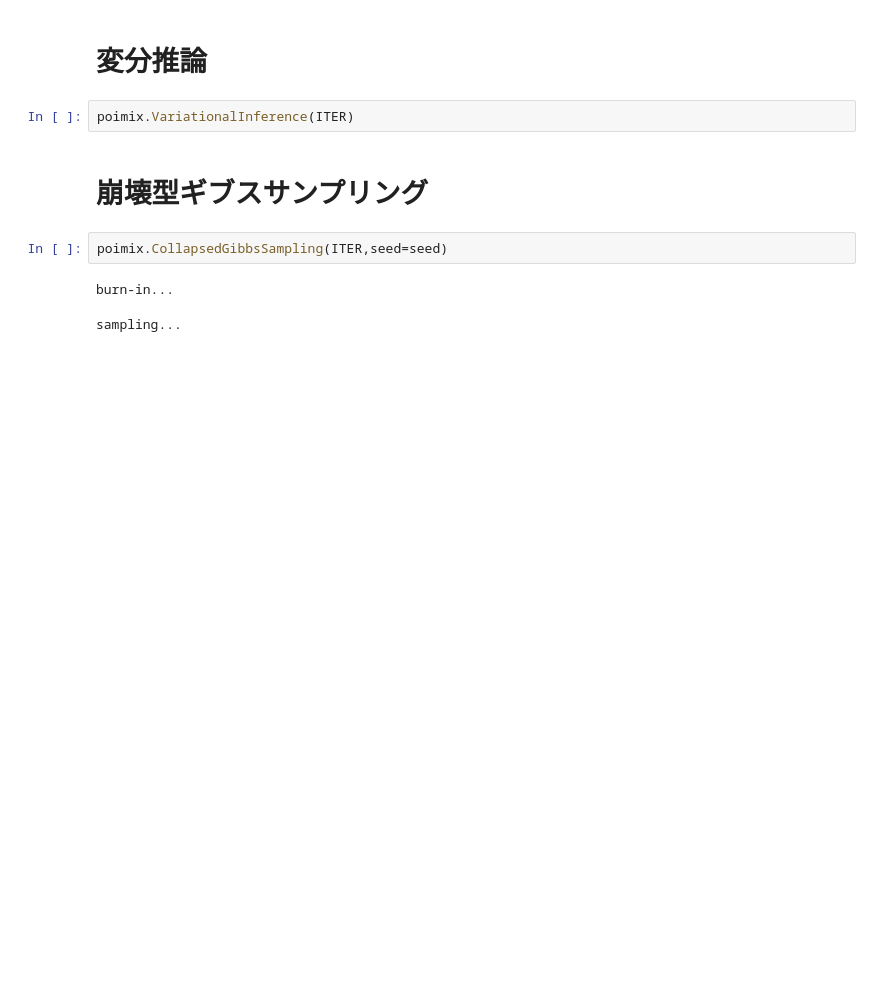
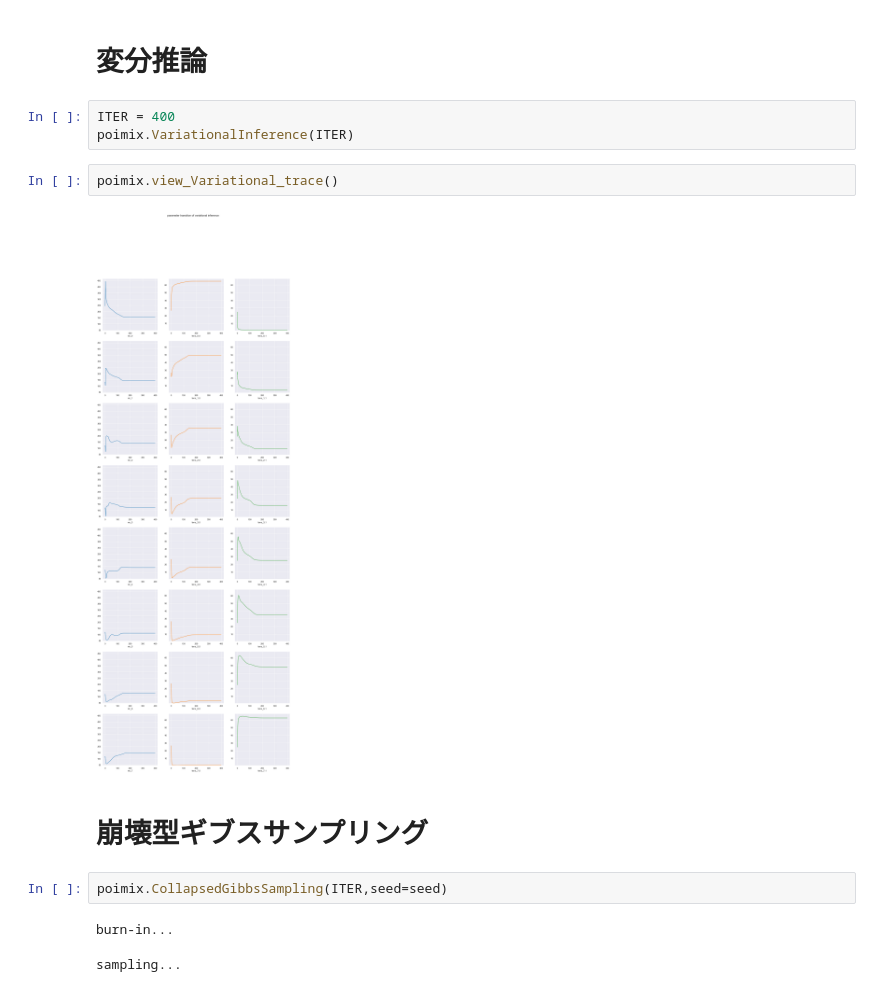
Before and after one commit to joeyoji/BayesModel, a Jupyter notebook: tutorial_notebook.ipynb, the cells around one changed output. Cells and saved outputs as stored; diff of their text form; blank space fills up the shorter version.

```diff
--- a/tutorial_notebook.ipynb
+++ b/tutorial_notebook.ipynb
@@ -74,7 +73,12 @@ poimix.view_Gibbs_sample()
 # %% [markdown]
 # 変分推論
 # %%
+ITER = 400
 poimix.VariationalInference(ITER)
+# %%
+poimix.view_Variational_trace()
+# %% [output]
+[figure, added]
 # %% [markdown]
 # 崩壊型ギブスサンプリング
 # %%
```
Also changed, not shown: parts of 5 cells of this notebook.
